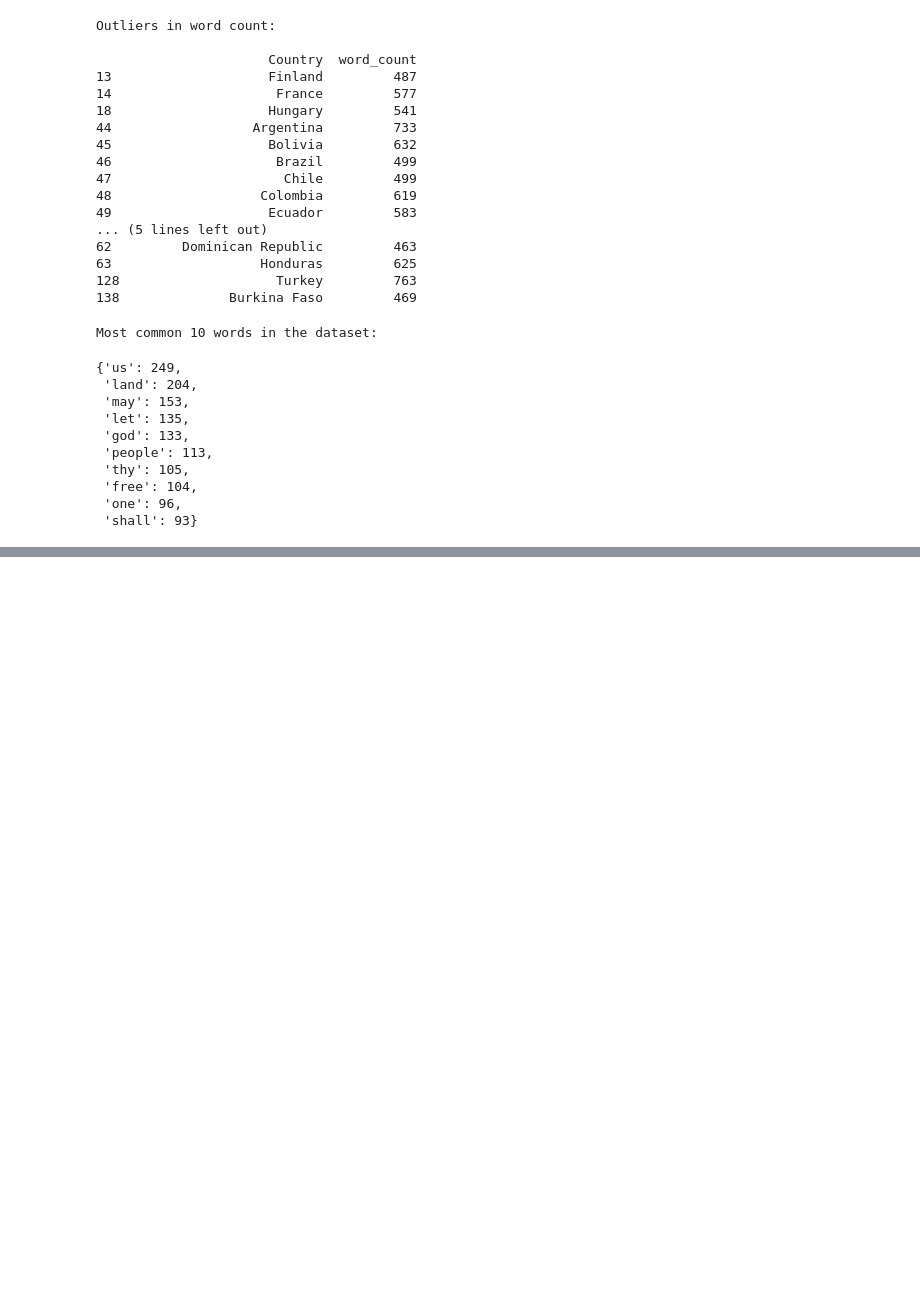
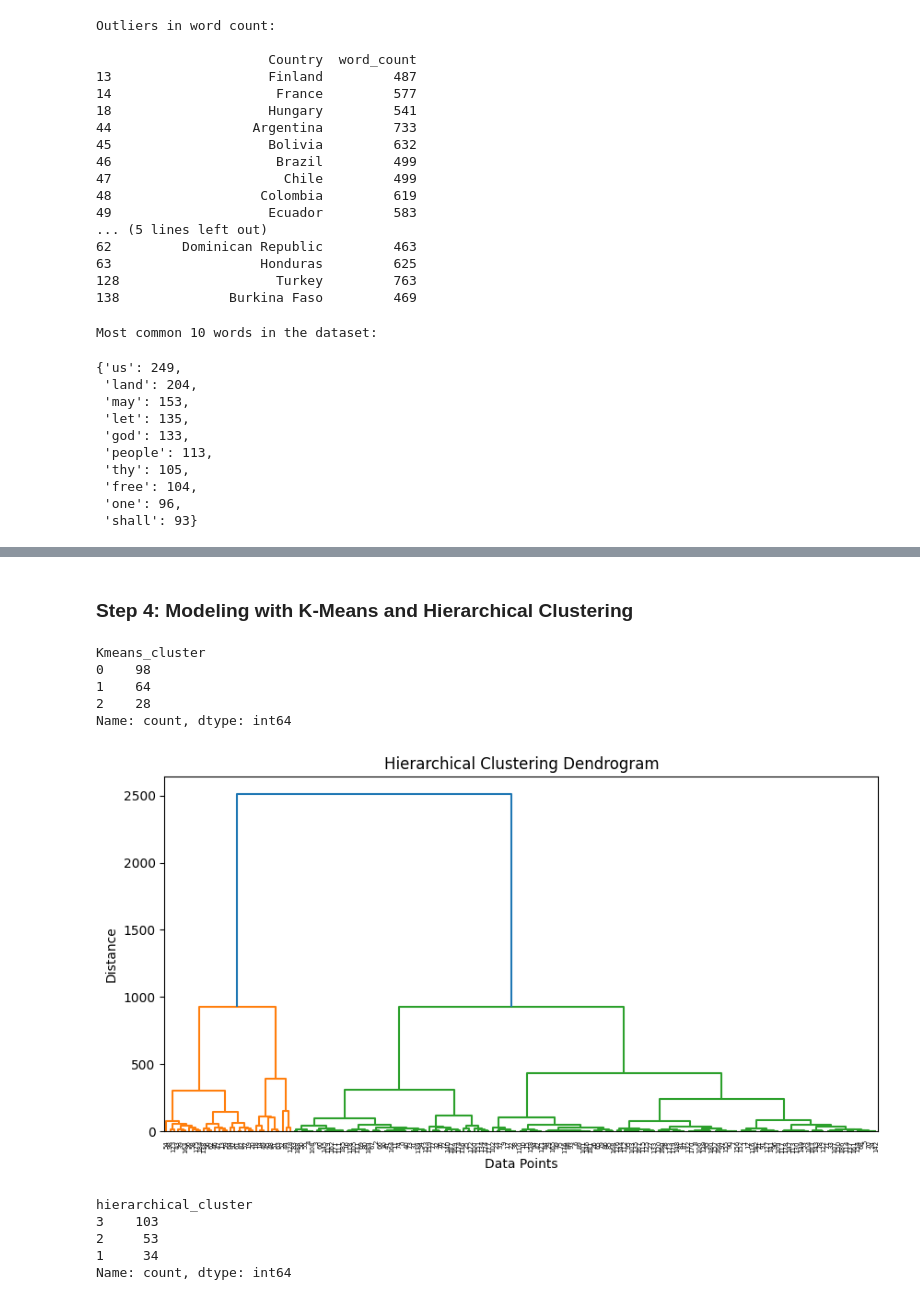
Before and after one commit to aye-nyeinSan/NLP_Workshop5, a Jupyter notebook: workshop_5.ipynb, the cells around one changed output, grey strips where cells are left out. Cells and saved outputs as stored; diff of their text form; code cells hidden in the pictures; blank space fills up the shorter version.

Commit message:
add:Kmeans and Hac

```diff
--- a/workshop_5.ipynb
+++ b/workshop_5.ipynb
@@ -245,0 +264,11 @@ Most common 10 words in the dataset:
+# %%
+#Feature Scaling
+from sklearn.preprocessing import StandardScaler
+scaler = StandardScaler() # -3 to 3
+
+#select numerical features to scaling
+num_features = ['word_count', 'unique_words_count', 'avg_word_count']
+
+standardized_data = scaler.fit_transform(df[num_features])
+standardized_data = pd.DataFrame(standardized_data, columns=num_features)
+standardized_data.head()
@@ -245,0 +282,43 @@ Most common 10 words in the dataset:
+# %% [markdown]
+### Step 4: Modeling with K-Means and Hierarchical Clustering
+# %%
+#Clustering with Kmeans Algorithm
+from sklearn.cluster import KMeans
+import matplotlib.pyplot as plt
+
+kmeans = KMeans(n_clusters=3, random_state=42, n_init=10)
+df['Kmeans_cluster']= kmeans.fit_predict(standardized_data)
+df['Kmeans_cluster'].value_counts()
+# %% [output]
+Kmeans_cluster
+0    98
+1    64
+2    28
+Name: count, dtype: int64
+# %%
+#Clustering with HAC Algorithm
+
+from scipy.cluster.hierarchy import linkage, dendrogram, fcluster
+
+# Perform hierarchical clustering (Ward's method)
+linkage_matrix = linkage(df[num_features], method='ward')
+
+# Plot the dendrogram
+plt.figure(figsize=(10, 5))
+dendrogram(linkage_matrix)
+plt.xlabel("Data Points")
+plt.ylabel("Distance")
+plt.title("Hierarchical Clustering Dendrogram")
+plt.show()
+
+# Assign clusters using a threshold (cut-off at 3 clusters)
+df['hierarchical_cluster'] = fcluster(linkage_matrix, t=3, criterion='maxclust')
+
+df['hierarchical_cluster'].value_counts()
+# %% [output]
+[figure, added]
+hierarchical_cluster
+3    103
+2     53
+1     34
+Name: count, dtype: int64
```
Also changed, not shown: parts of 4 cells of this notebook.
